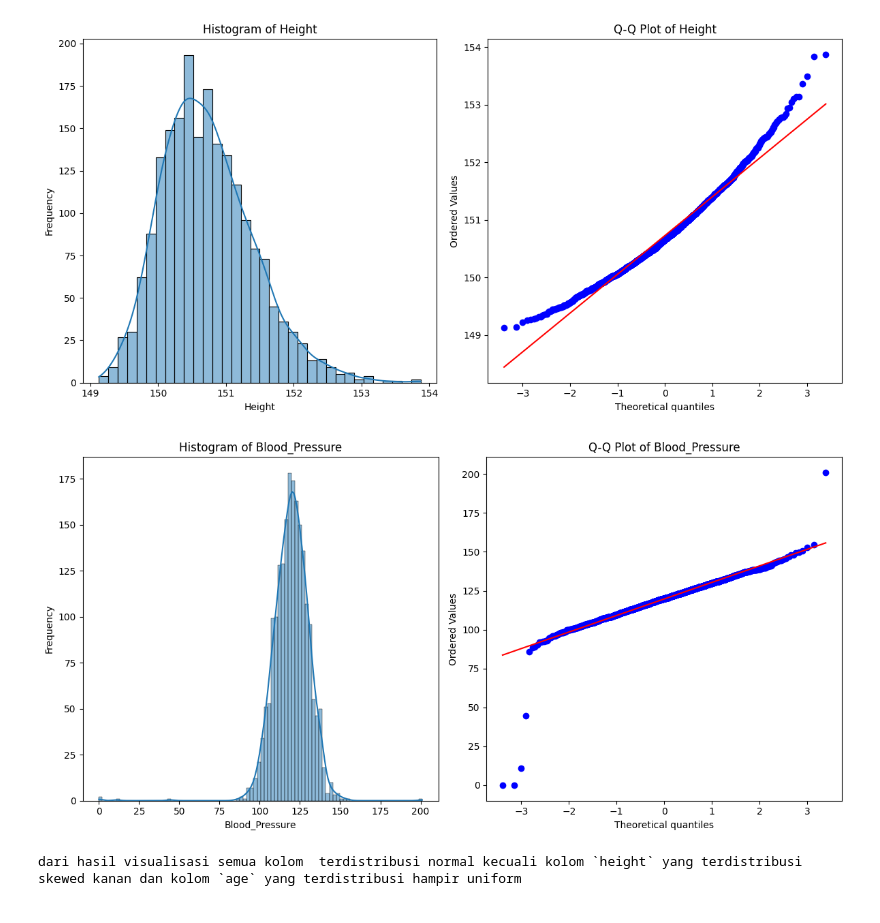
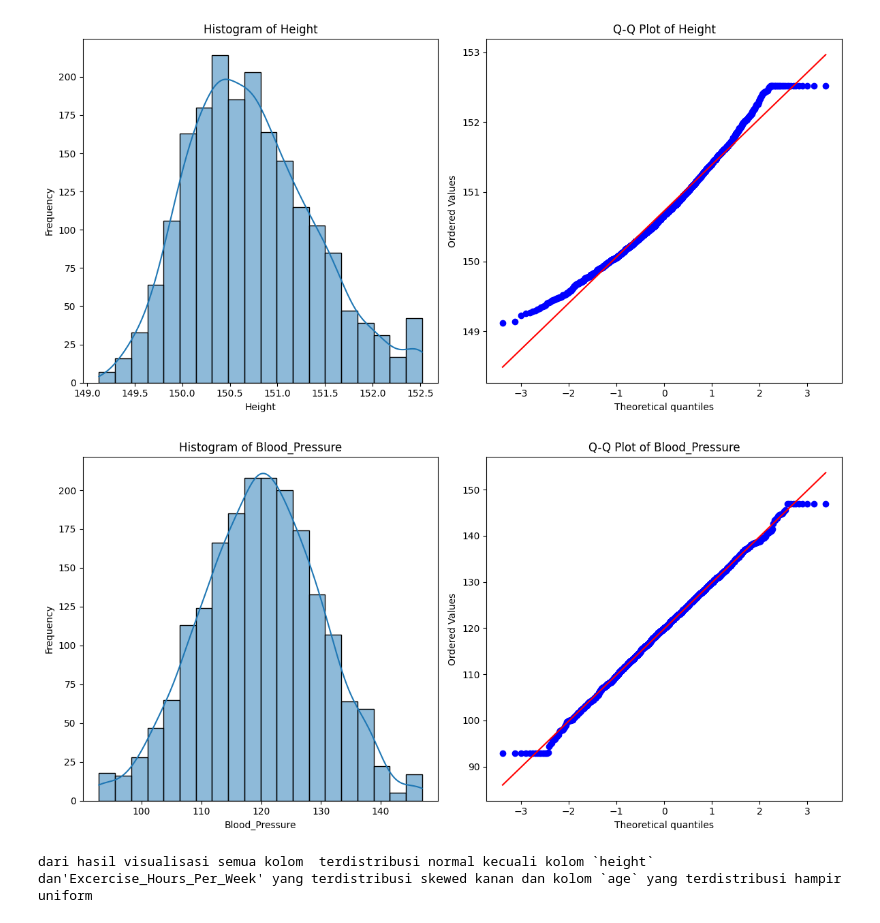
Before and after one commit to mrsuiii/Conclusion-and-testing-hypothesi, a Jupyter notebook: analys.ipynb, the cells around one changed output. Drawn from its saved outputs; the diff is of its cells as text; code cells hidden in the pictures.

```diff
--- a/analys.ipynb
+++ b/analys.ipynb
@@ -110,6 +111,7 @@ def handle_outliers_iqr(data):
 
 # Menangani outlier pada semua kolom numerik menggunakan metode IQR
 numeric_columns = df.select_dtypes(include=[np.number]).columns
+df = df[df['Exercise_Hours_Per_Week'] >= 0]
 for column in numeric_columns:
     print(f"Processing column: {column}")
     outliers = detect_outliers_iqr(df[column])
@@ -220,20 +220,20 @@ import matplotlib.pyplot as plt
 import seaborn as sns
 
 # Membaca data dari CSV
-df = pd.read_csv("health.csv")
+# df = pd.read_csv("health.csv")
 
-# Menghilangkan kolom 'Unnamed: 0' jika ada
-if 'Unnamed: 0' in df.columns:
-    df = df.drop(columns=['Unnamed: 0'])
+# # Menghilangkan kolom 'Unnamed: 0' jika ada
+# if 'Unnamed: 0' in df.columns:
+#     df = df.drop(columns=['Unnamed: 0'])
 
-# Menampilkan histogram dan boxplot untuk kolom numerik
-numeric_columns = df.select_dtypes(include=[np.number]).columns
+# # Menampilkan histogram dan boxplot untuk kolom numerik
+# numeric_columns = df.select_dtypes(include=[np.number]).columns
 for column in numeric_columns:
     plt.figure(figsize=(12, 6))
 
     # Histogram
     plt.subplot(1, 2, 1)
-    sns.histplot(df[column], kde=True)
+    sns.histplot(df[column], kde=False,bins=20)
     plt.title(f"Histogram of {column}")
     plt.xlabel(column)
     plt.ylabel("Frequency")
@@ -279,23 +279,13 @@ import seaborn as sns
 import matplotlib.pyplot as plt
 import scipy.stats as stats
 
-# Membaca data dari CSV
-df = pd.read_csv("health.csv")
-
-# Menghilangkan kolom 'Unnamed: 0' jika ada
-if 'Unnamed: 0' in df.columns:
-    df = df.drop(columns=['Unnamed: 0'])
-
-# Mengonversi nilai infinity (inf) ke NaN (Not a Number)
-df.replace([np.inf, -np.inf], np.nan, inplace=True)
-
-numeric_columns = df.select_dtypes(include=[np.number]).columns
 for column in numeric_columns:
     plt.figure(figsize=(12, 6))
 
     # Histogram
     plt.subplot(1, 2, 1)
-    sns.histplot(df[column], kde=True)
+    # plt.hist(df[column],bins = 5, rwidth=0.5)
+    sns.histplot(df[column], kde=True,bins = 20)
     plt.title(f"Histogram of {column}")
     plt.xlabel(column)
     plt.ylabel("Frequency")
@@ -308,5 +298,5 @@ for column in numeric_columns:
     plt.tight_layout()
     plt.show()
 
-print("dari hasil visualisasi semua kolom  terdistribusi normal kecuali kolom `height` yang terdistribusi skewed kanan dan kolom `age` yang terdistribusi hampir uniform")
+print("dari hasil visualisasi semua kolom  terdistribusi normal kecuali kolom `height` dan'Excercise_Hours_Per_Week' yang terdistribusi skewed kanan dan kolom `age` yang terdistribusi hampir uniform")
 # %% [output]
@@ -319,3 +309,3 @@ print("dari hasil visualisasi semua kolom  terdistribusi normal kecuali kolom `h
-[figure, old version]
+[figure, new version]
-[figure, old version]
+[figure, new version]
-dari hasil visualisasi semua kolom  terdistribusi normal kecuali kolom `height` yang terdistribusi skewed kanan dan kolom `age` yang terdistribusi hampir uniform
+dari hasil visualisasi semua kolom  terdistribusi normal kecuali kolom `height` dan'Excercise_Hours_Per_Week' yang terdistribusi skewed kanan dan kolom `age` yang terdistribusi hampir uniform
```
Also changed, not shown: parts of 4 cells of this notebook.
